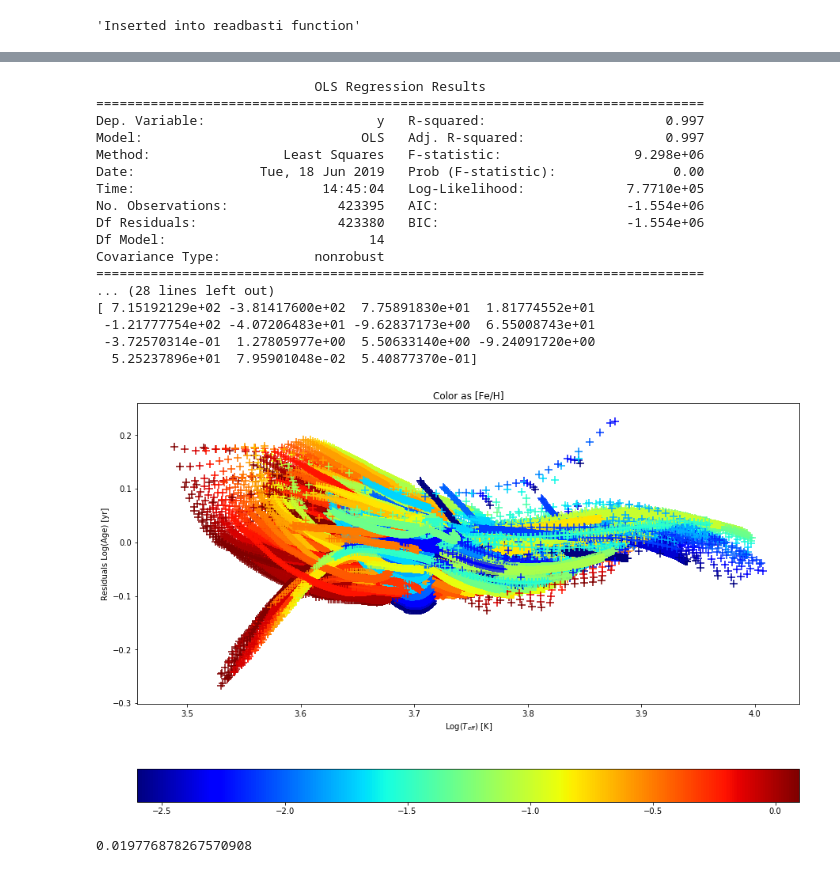
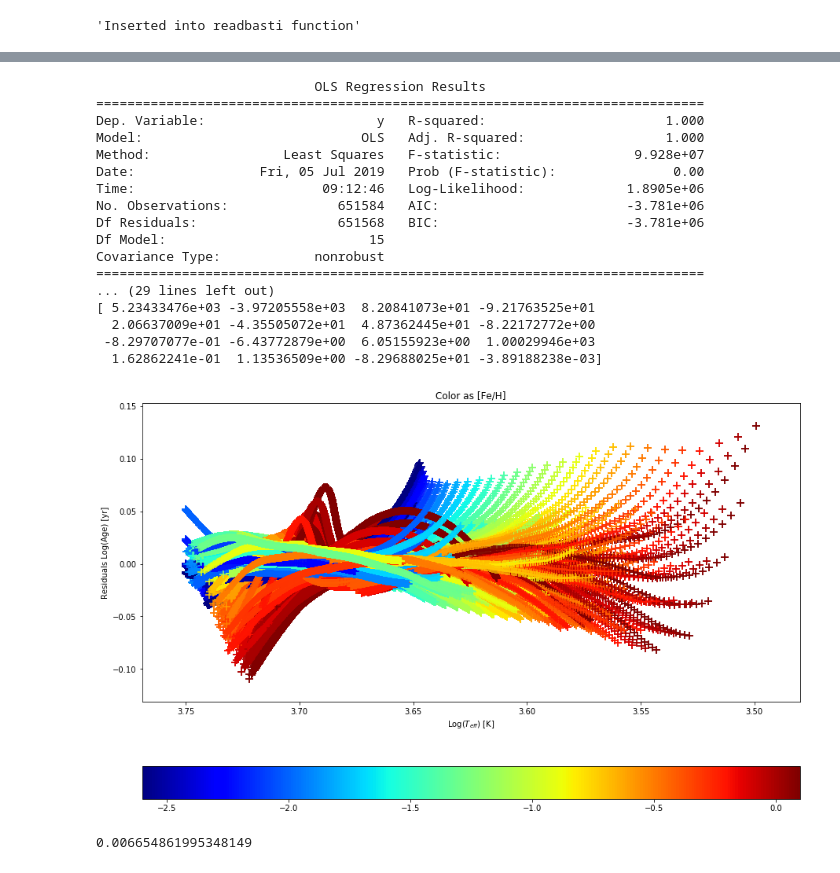
Before and after one commit to JoshuaPovick/Magellanic_Ages, a Jupyter notebook: BaSTI_only.ipynb, the cells around one changed output, grey strips where cells are left out. Saved outputs shown, nothing was run; the diff lists cells and outputs as text; code cells hidden in the pictures.

```diff
--- a/BaSTI_only.ipynb
+++ b/BaSTI_only.ipynb
@@ -184,15 +302,25 @@ import statsmodels.api as sm
 
 '''parameters: logTe, Hmag, [FE/H], logg'''\
 
-logage = np.array(tbasti[rgb]['LOGAGE'].data)
+# logage = np.array(tbasti[rgb]['LOGAGE'].data)
 
-J = np.array(tbasti[rgb]['JMAG'].data)
-K = np.array(tbasti[rgb]['KMAG'].data)
+# J = np.array(tbasti[rgb]['JMAG'].data)
+# K = np.array(tbasti[rgb]['KMAG'].data)
 
-logteff = np.array(tbasti[rgb]['LOGT'].data)
-H = np.array(tbasti[rgb]['HMAG'].data)
-feh = np.array(tbasti[rgb]['FEH'])
-logg = np.array(tbasti[rgb]['LOGG'].data)
+# logteff = np.array(tbasti[rgb]['LOGT'].data)
+# H = np.array(tbasti[rgb]['HMAG'].data)
+# feh = np.array(tbasti[rgb]['FEH'])
+# logg = np.array(tbasti[rgb]['LOGG'].data)
+
+logage = np.array(trgb['LOGAGE'].data)
+
+J = np.array(trgb['JMAG'].data)
+K = np.array(trgb['KMAG'].data)
+
+logteff = np.array(trgb['LOGT'].data)
+H = np.array(trgb['HMAG'].data)
+feh = np.array(trgb['FEH'])
+logg = np.array(trgb['LOGG'].data)
 # %%
 #################################
 ### Fit PARSEC model to BaSTI ###
@@ -290,43 +420,51 @@ Covariance Type:            nonrobust
 # %%
-pmodl = np.array([logteff,K,feh,logg,np.multiply(logteff,K),np.multiply(logteff,feh),\
-                  np.multiply(logteff,logg),np.multiply(K,logg),np.multiply(logteff**2,feh),\
-                  np.multiply(logteff**2,K),np.multiply(logteff**2,logg),logteff**2,K**2,logg**2]).T
+'''Try something'''
+
+#pmodl = np.array([logteff,K,feh,logg,K**2,feh**2,logteff**3]).T
+
+#pmodl = np.array([logteff,K,feh,logg,logteff**2,K**2,feh**2,logg**2,K**3,feh**3,logg**3]).T
+
+pmodl = np.array([logteff,K,feh,logg,np.multiply(logteff,K),np.multiply(logteff,feh),np.multiply(logteff,logg),\
+                 np.multiply(K,logg),np.multiply(logteff**2,feh),np.multiply(logteff**2,K),logteff**2,K**2,\
+                 logg**2,logteff**3,logg**3]).T
+
 
 pmodl = sm.add_constant(pmodl)
 model = sm.OLS(logage, pmodl).fit()
 predictions = model.predict(pmodl)
 residual = predictions - logage
 print_model = model.summary()
 print(print_model)
 print(model.params)
 
 plt.figure(figsize=[15,10])
 plt.scatter(logteff,residual,c=feh,marker='+',s=100,cmap='jet')
+plt.gca().invert_xaxis()
 plt.colorbar(orientation='horizontal')
 plt.title(r'Color as [Fe/H]')
 plt.xlabel(r'Log($T_{eff})$ [K]')
 plt.ylabel(r'Residuals Log(Age) [yr]')
 # plt.savefig('BaSTIresiduals.pdf',bbox_inches='tight')
 plt.show()
 
 print(mad(residual))
 # %% [output]
                             OLS Regression Results
 ==============================================================================
-Dep. Variable:                      y   R-squared:                       0.997
-Model:                            OLS   Adj. R-squared:                  0.997
-Method:                 Least Squares   F-statistic:                 9.298e+06
-Date:                Tue, 18 Jun 2019   Prob (F-statistic):               0.00
-Time:                        14:45:04   Log-Likelihood:             7.7710e+05
-No. Observations:              423395   AIC:                        -1.554e+06
-Df Residuals:                  423380   BIC:                        -1.554e+06
-Df Model:                          14
+Dep. Variable:                      y   R-squared:                       1.000
+Model:                            OLS   Adj. R-squared:                  1.000
+Method:                 Least Squares   F-statistic:                 9.928e+07
+Date:                Fri, 05 Jul 2019   Prob (F-statistic):               0.00
+Time:                        09:12:46   Log-Likelihood:             1.8905e+06
+No. Observations:              651584   AIC:                        -3.781e+06
+Df Residuals:                  651568   BIC:                        -3.781e+06
+Df Model:                          15
 Covariance Type:            nonrobust
 ==============================================================================
-... (28 lines left out)
-[ 7.15192129e+02 -3.81417600e+02  7.75891830e+01  1.81774552e+01
- -1.21777754e+02 -4.07206483e+01 -9.62837173e+00  6.55008743e+01
- -3.72570314e-01  1.27805977e+00  5.50633140e+00 -9.24091720e+00
-  5.25237896e+01  7.95901048e-02  5.40877370e-01]
+... (29 lines left out)
+[ 5.23433476e+03 -3.97205558e+03  8.20841073e+01 -9.21763525e+01
+  2.06637009e+01 -4.35505072e+01  4.87362445e+01 -8.22172772e+00
+ -8.29707077e-01 -6.43772879e+00  6.05155923e+00  1.00029946e+03
+  1.62862241e-01  1.13536509e+00 -8.29688025e+01 -3.89188238e-03]
-[figure, old version]
+[figure, new version]
-0.019776878267570908
+0.006654861995348149
```
Also changed, not shown: parts of 10 cells of this notebook, 7 other files.
